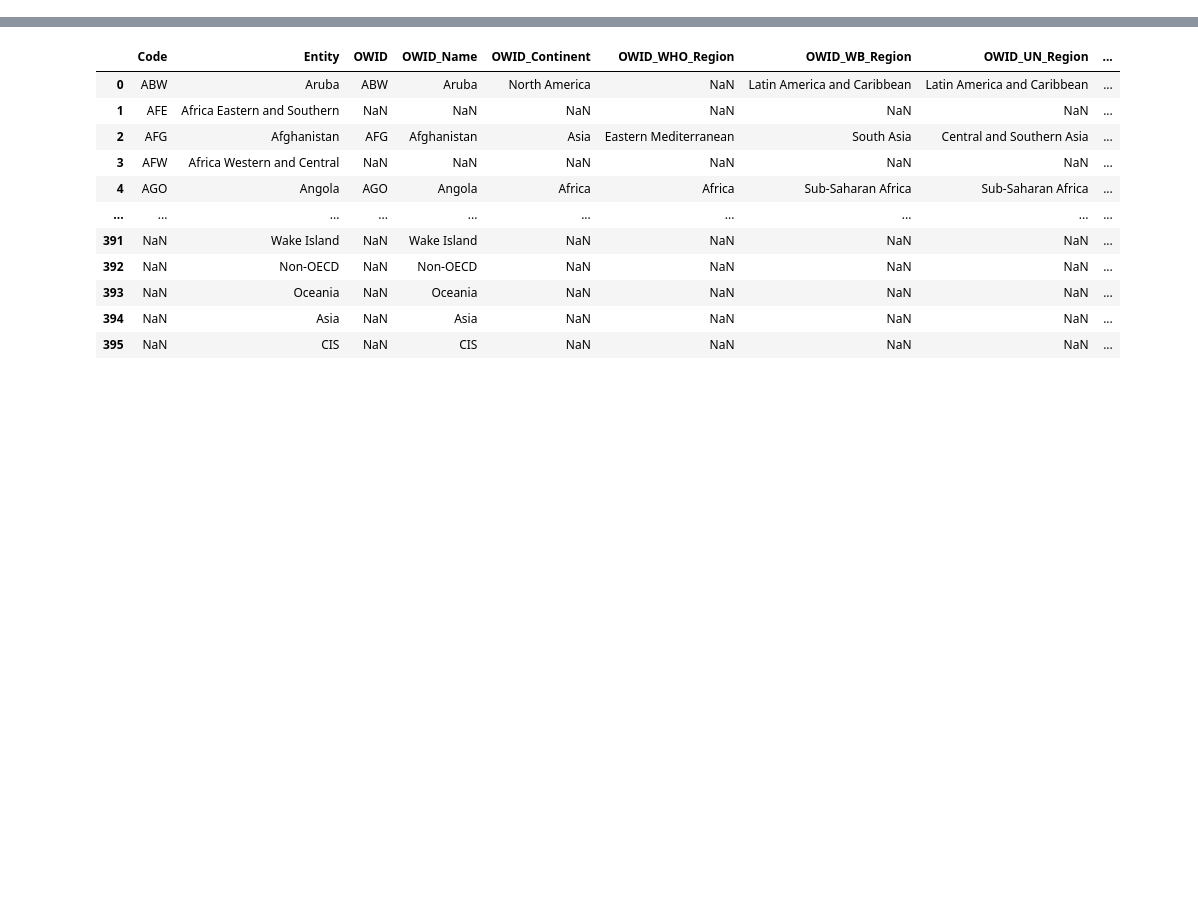
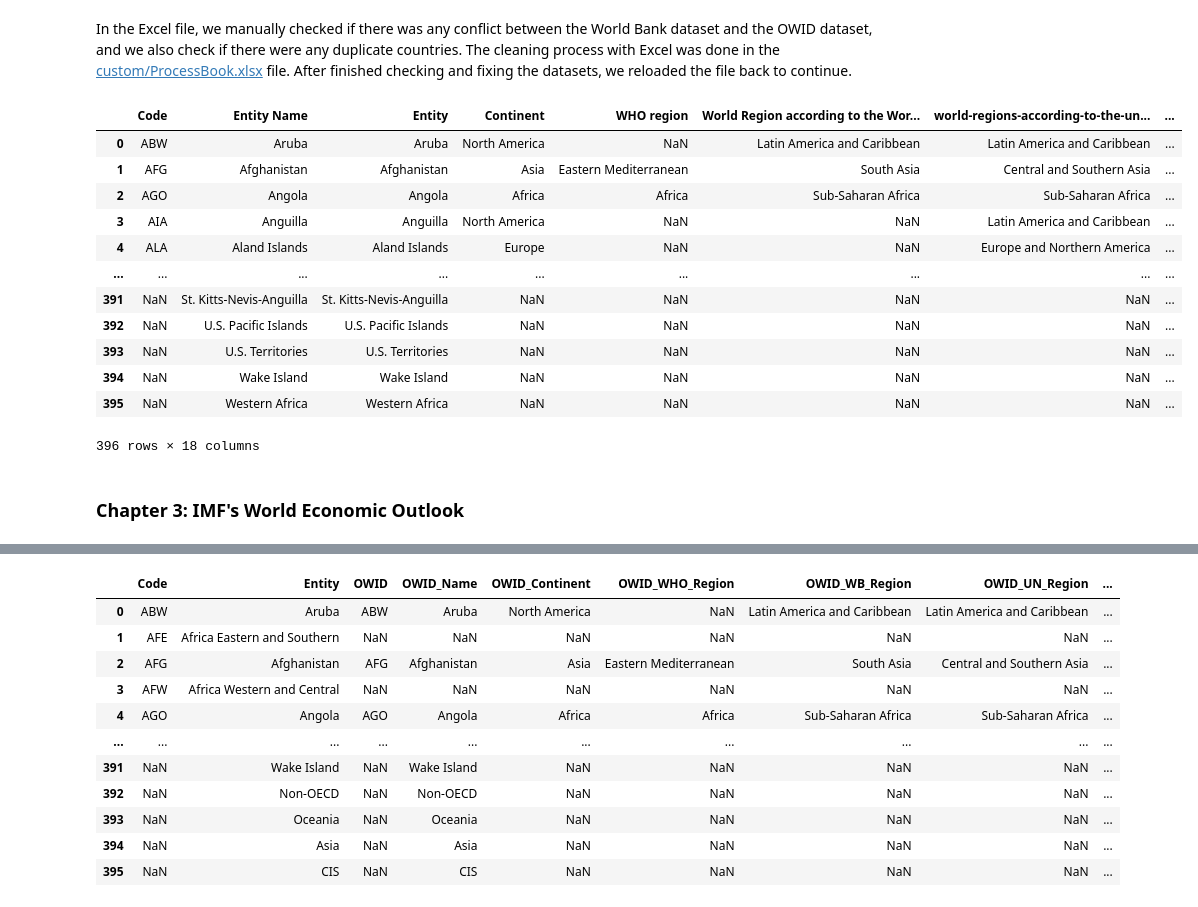
Before and after one commit to thanhan910/Courseworks, a Jupyter notebook: Swinburne/COS30045/data/countries/countries.ipynb, the cells around one changed output, grey strips where cells are left out. Saved outputs shown, nothing was run; the diff lists cells and outputs as text; code cells hidden in the pictures; blank space fills up the shorter version.

```diff
--- a/Swinburne/COS30045/data/countries/data.ipynb
+++ b/Swinburne/COS30045/data/countries/countries.ipynb
@@ -0,0 +376,23 @@
+# %% [markdown]
+In the Excel file, we manually checked if there was any conflict between the World Bank dataset and the OWID dataset, and we also check if there were any duplicate countries.
+The cleaning process with Excel was done in the [custom/ProcessBook.xlsx](/custom/ProcessBook.xlsx) file.
+After finished checking and fixing the datasets, we reloaded the file back to continue.
+# %%
+df_owid_wb = pd.read_csv(entities_directory + "custom/owid_wb.csv")
+df_owid_wb
+# %% [output]
+|  | Code | Entity Name | Entity | Continent | WHO region | World Region according to the Wor... | world-regions-according-to-the-un... | ... |
+| 0 | ABW | Aruba | Aruba | North America | NaN | Latin America and Caribbean | Latin America and Caribbean | ... |
+| 1 | AFG | Afghanistan | Afghanistan | Asia | Eastern Mediterranean | South Asia | Central and Southern Asia | ... |
+| 2 | AGO | Angola | Angola | Africa | Africa | Sub-Saharan Africa | Sub-Saharan Africa | ... |
+| 3 | AIA | Anguilla | Anguilla | North America | NaN | NaN | Latin America and Caribbean | ... |
+| 4 | ALA | Aland Islands | Aland Islands | Europe | NaN | NaN | Europe and Northern America | ... |
+| ... | ... | ... | ... | ... | ... | ... | ... | ... |
+| 391 | NaN | St. Kitts-Nevis-Anguilla | St. Kitts-Nevis-Anguilla | NaN | NaN | NaN | NaN | ... |
+| 392 | NaN | U.S. Pacific Islands | U.S. Pacific Islands | NaN | NaN | NaN | NaN | ... |
+| 393 | NaN | U.S. Territories | U.S. Territories | NaN | NaN | NaN | NaN | ... |
+| 394 | NaN | Wake Island | Wake Island | NaN | NaN | NaN | NaN | ... |
+| 395 | NaN | Western Africa | Western Africa | NaN | NaN | NaN | NaN | ... |
+396 rows × 18 columns
+# %% [markdown]
+### Chapter 3: IMF's World Economic Outlook
```
Also changed, not shown: parts of 45 cells of this notebook, 3 other files.
